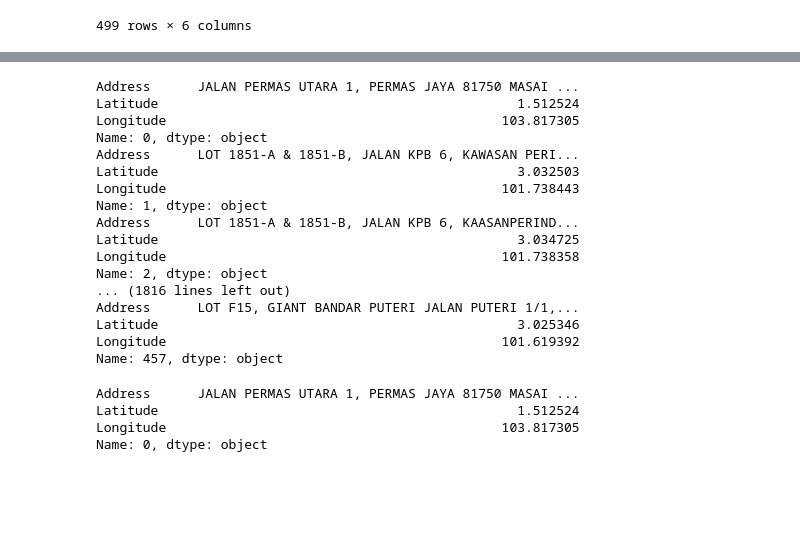
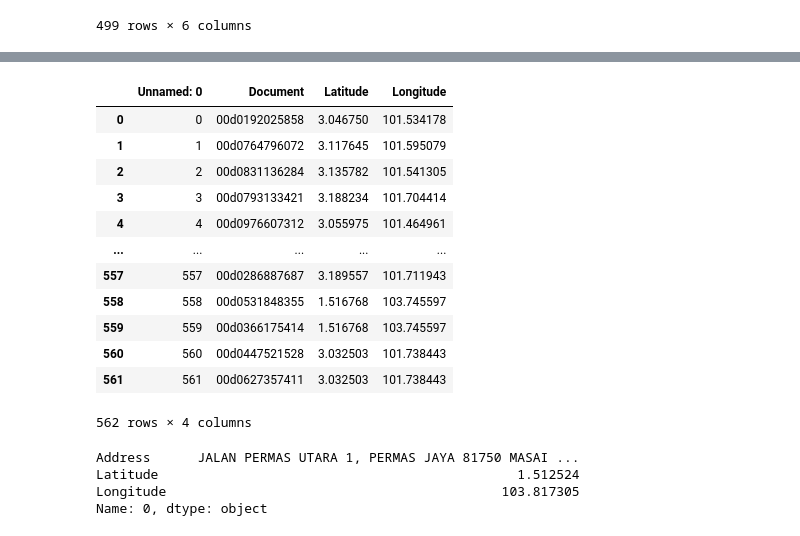
Before and after one commit to charan1319/receiptcheck, a Jupyter notebook: location.ipynb, the cells around one changed output, grey strips where cells are left out. Saved outputs shown, nothing was run; the diff lists cells and outputs as text; code cells hidden in the pictures; blank space fills up the shorter version.

```diff
--- a/location.ipynb
+++ b/location.ipynb
@@ -135,29 +201,25 @@ for ocr_doc, address in addresses.items():
         ocr_coords["Longitude"].append(cur_coords["lng"])
     # break
 # %%
-ocr_coords = pd.DataFrame(data=ocr_coords)
-ocr_coords.to_csv("ocr_coords.csv")
+# ocr_coords = pd.DataFrame(data=ocr_coords)
+# ocr_coords.to_csv("ocr_coords.csv")
+ocr_coords = pd.read_csv("ocr_coords.csv")
-# %%
-for idx in range(len(coords)):
-    print(coords.iloc[idx])
-# %% [output]
-Address      JALAN PERMAS UTARA 1, PERMAS JAYA 81750 MASAI ...
-Latitude                                              1.512524
-Longitude                                           103.817305
-Name: 0, dtype: object
-Address      LOT 1851-A & 1851-B, JALAN KPB 6, KAWASAN PERI...
-Latitude                                              3.032503
-Longitude                                           101.738443
-Name: 1, dtype: object
-Address      LOT 1851-A & 1851-B, JALAN KPB 6, KAASANPERIND...
-Latitude                                              3.034725
-Longitude                                           101.738358
-Name: 2, dtype: object
-... (1816 lines left out)
-Address      LOT F15, GIANT BANDAR PUTERI JALAN PUTERI 1/1,...
-Latitude                                              3.025346
-Longitude                                           101.619392
-Name: 457, dtype: object
+# %%
+ocr_coords
+# %% [output]
+|  | Unnamed: 0 | Document | Latitude | Longitude |
+| 0 | 0 | 00d0192025858 | 3.046750 | 101.534178 |
+| 1 | 1 | 00d0764796072 | 3.117645 | 101.595079 |
+| 2 | 2 | 00d0831136284 | 3.135782 | 101.541305 |
+| 3 | 3 | 00d0793133421 | 3.188234 | 101.704414 |
+| 4 | 4 | 00d0976607312 | 3.055975 | 101.464961 |
+| ... | ... | ... | ... | ... |
+| 557 | 557 | 00d0286887687 | 3.189557 | 101.711943 |
+| 558 | 558 | 00d0531848355 | 1.516768 | 103.745597 |
+| 559 | 559 | 00d0366175414 | 1.516768 | 103.745597 |
+| 560 | 560 | 00d0447521528 | 3.032503 | 101.738443 |
+| 561 | 561 | 00d0627357411 | 3.032503 | 101.738443 |
+562 rows × 4 columns
 # %%
 coords.iloc[0]
 # %% [output]
```
Also changed, not shown: parts of 9 cells of this notebook, 1 other file.
